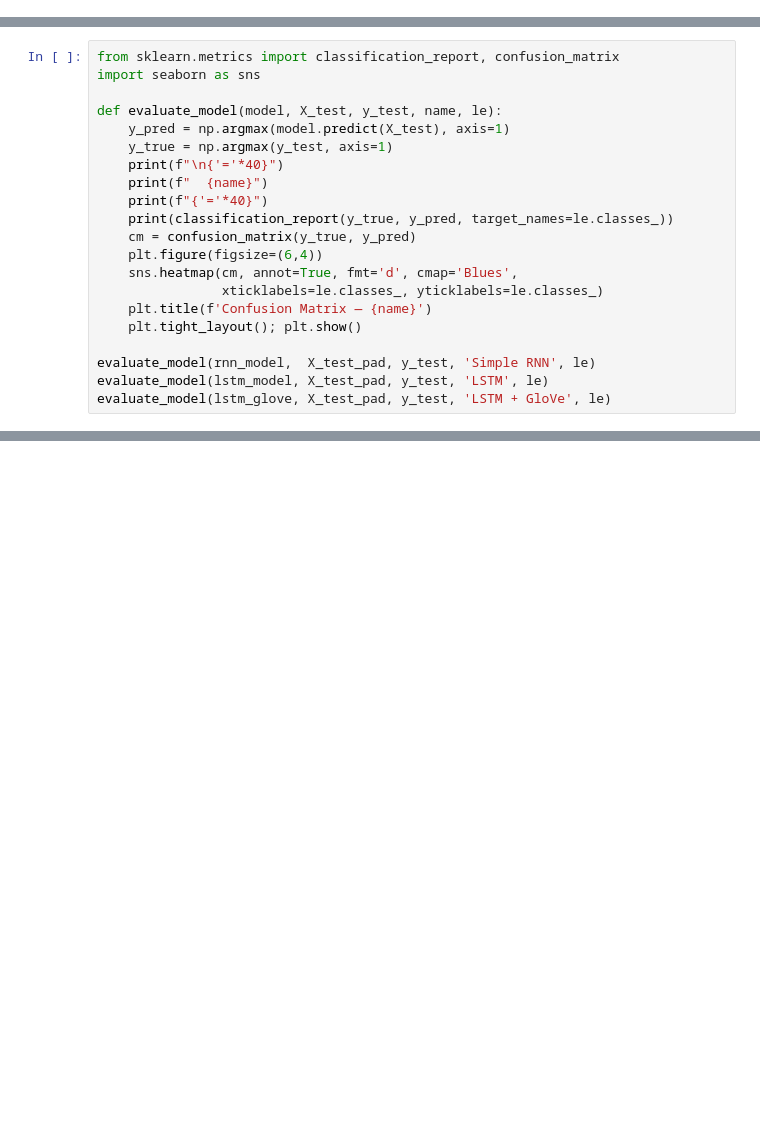
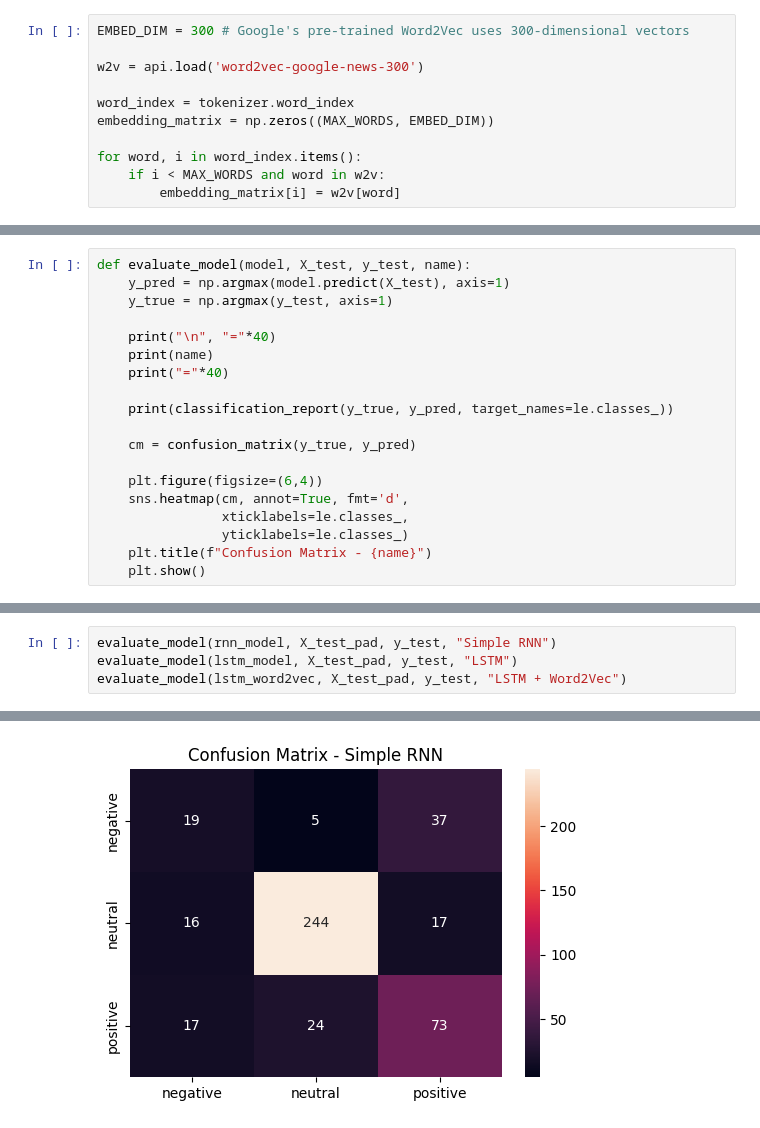
Before and after one commit to Mispragya005/AI_Coursework_FinalYear, a Jupyter notebook: Part-III/2408418_PragyaMishra_NLP.ipynb, the cells around one changed output, grey strips where cells are left out. Saved outputs shown, nothing was run; the diff lists cells and outputs as text; blank space fills up the shorter version.

```diff
--- a/Part-III/2408418_PragyaMishra_NLP.ipynb
+++ b/Part-III/2408418_PragyaMishra_NLP.ipynb
@@ -239 +218,12 @@ Done!
+# %%
+EMBED_DIM = 300 # Google's pre-trained Word2Vec uses 300-dimensional vectors
+
+w2v = api.load('word2vec-google-news-300')
+
+word_index = tokenizer.word_index
+embedding_matrix = np.zeros((MAX_WORDS, EMBED_DIM))
+
+for word, i in word_index.items():
+    if i < MAX_WORDS and word in w2v:
+        embedding_matrix[i] = w2v[word]
 # %%
@@ -336,21 +295,19 @@ Epoch 14/20
 # %%
-from sklearn.metrics import classification_report, confusion_matrix
-import seaborn as sns
-
-def evaluate_model(model, X_test, y_test, name, le):
+def evaluate_model(model, X_test, y_test, name):
     y_pred = np.argmax(model.predict(X_test), axis=1)
     y_true = np.argmax(y_test, axis=1)
-    print(f"\n{'='*40}")
-    print(f"  {name}")
-    print(f"{'='*40}")
+
+    print("\n", "="*40)
+    print(name)
+    print("="*40)
+
     print(classification_report(y_true, y_pred, target_names=le.classes_))
+
     cm = confusion_matrix(y_true, y_pred)
+
     plt.figure(figsize=(6,4))
-    sns.heatmap(cm, annot=True, fmt='d', cmap='Blues',
-                xticklabels=le.classes_, yticklabels=le.classes_)
-    plt.title(f'Confusion Matrix — {name}')
-    plt.tight_layout(); plt.show()
-
-evaluate_model(rnn_model,  X_test_pad, y_test, 'Simple RNN', le)
-evaluate_model(lstm_model, X_test_pad, y_test, 'LSTM', le)
-evaluate_model(lstm_glove, X_test_pad, y_test, 'LSTM + GloVe', le)
+    sns.heatmap(cm, annot=True, fmt='d',
+                xticklabels=le.classes_,
+                yticklabels=le.classes_)
+    plt.title(f"Confusion Matrix - {name}")
+    plt.show()
@@ -402,0 +314,5 @@ weighted avg       0.70      0.70      0.67       339
+# %%
+evaluate_model(rnn_model, X_test_pad, y_test, "Simple RNN")
+evaluate_model(lstm_model, X_test_pad, y_test, "LSTM")
+evaluate_model(lstm_word2vec, X_test_pad, y_test, "LSTM + Word2Vec")
+# %% [output]
@@ -402,0 +333 @@ weighted avg       0.70      0.70      0.67       339
+[figure, added]
```
Also changed, not shown: parts of 27 cells of this notebook.
